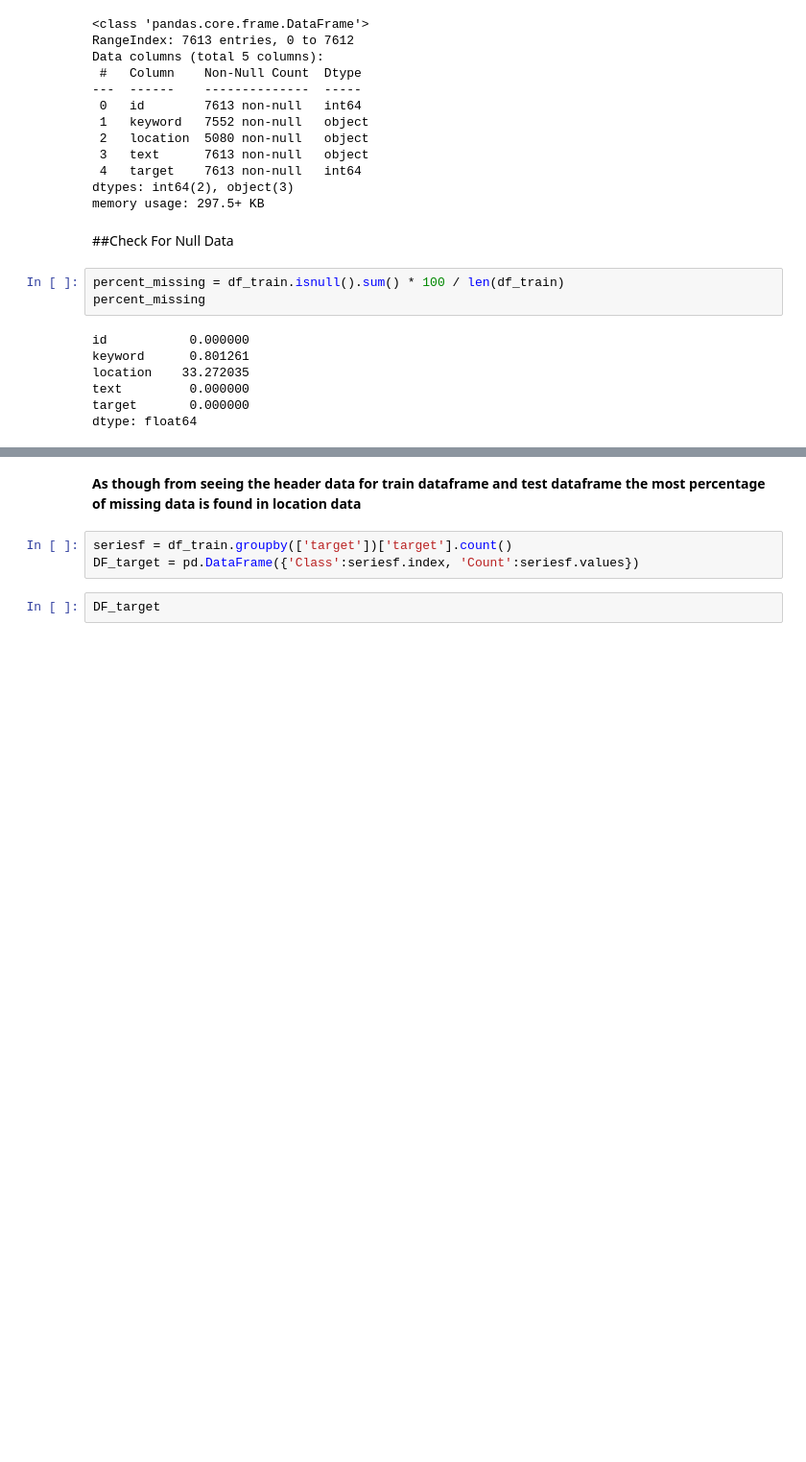
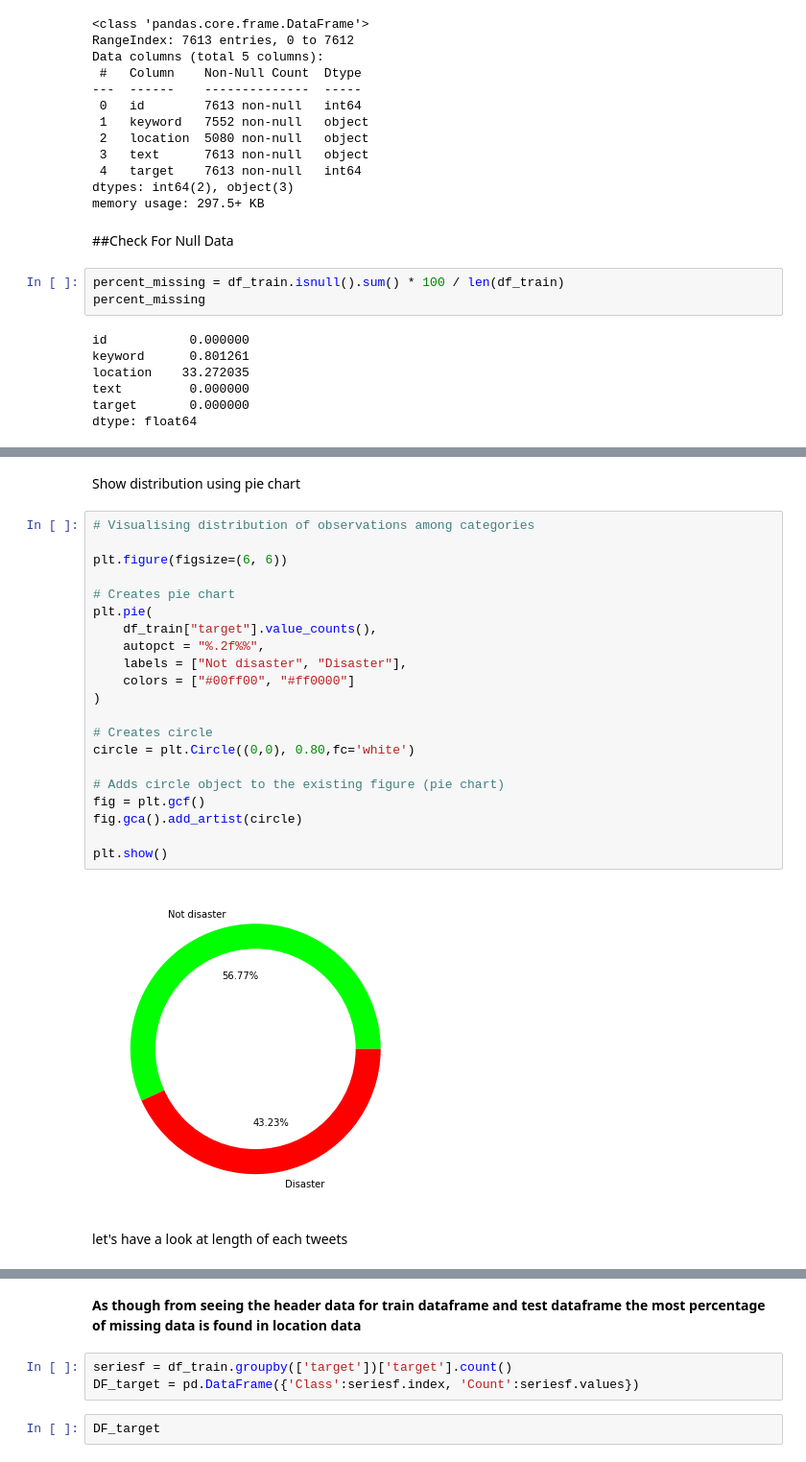
Before and after one commit to mohamadRaafatKamel/AMIT_ML_Assignment, a Jupyter notebook: Final Project/final_project.ipynb, the cells around one changed output, grey strips where cells are left out. Shown at 96% size. Drawn from its saved outputs; the diff is of its cells as text; blank space fills up the shorter version.

```diff
--- a/Final Project/final_project.ipynb
+++ b/Final Project/final_project.ipynb
@@ -118,0 +172,27 @@ dtype: float64
+# %% [markdown]
+Show distribution using pie chart
+# %%
+# Visualising distribution of observations among categories
+
+plt.figure(figsize=(6, 6))
+
+# Creates pie chart
+plt.pie(
+    df_train["target"].value_counts(),
+    autopct = "%.2f%%",
+    labels = ["Not disaster", "Disaster"],
+    colors = ["#00ff00", "#ff0000"]
+)
+
+# Creates circle
+circle = plt.Circle((0,0), 0.80,fc='white')
+
+# Adds circle object to the existing figure (pie chart)
+fig = plt.gcf()
+fig.gca().add_artist(circle)
+
+plt.show()
+# %% [output]
+[figure, added]
+# %% [markdown]
+let's have a look at length of each tweets
```
Also changed, not shown: parts of 63 cells of this notebook.
